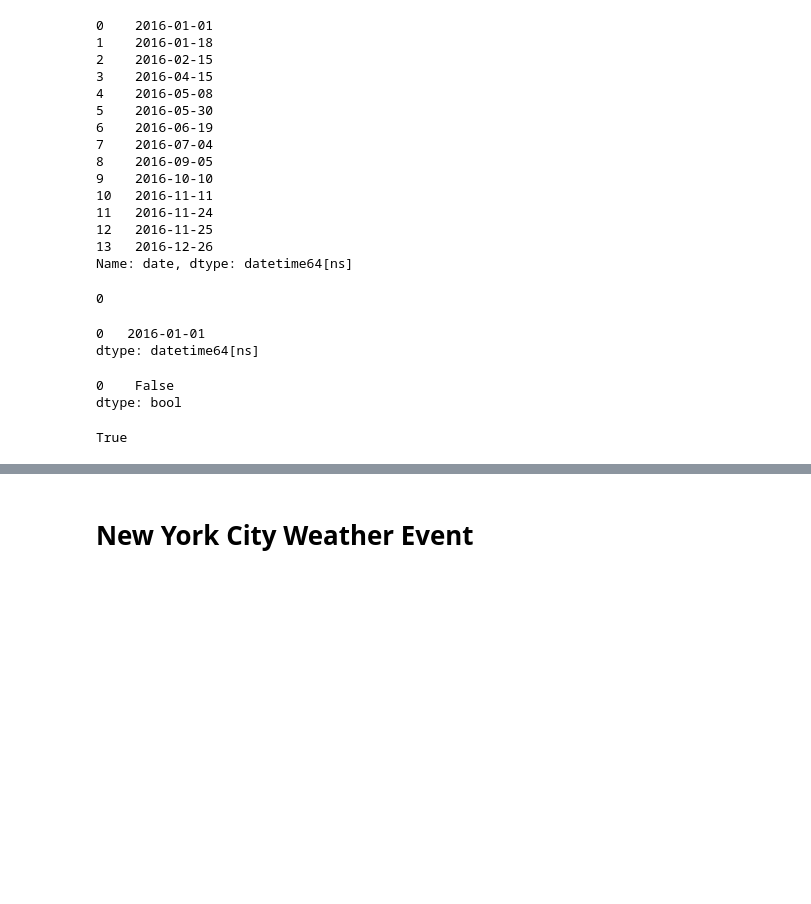
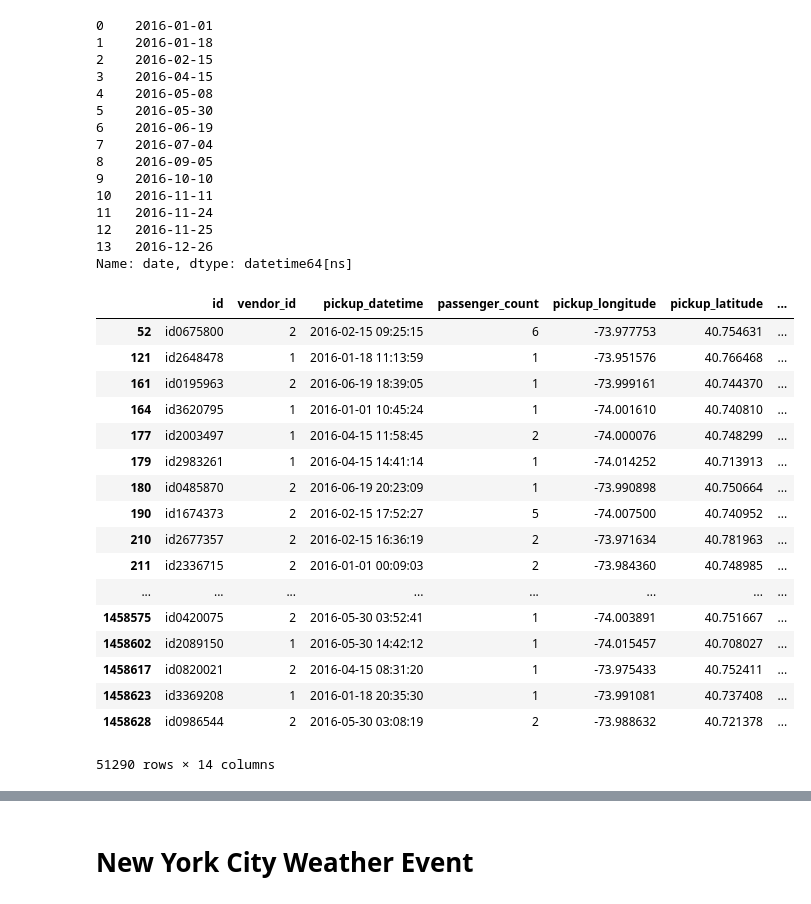
Before and after one commit to jungi21cc/taxi, a Jupyter notebook: JK/taxi_V5.0.ipynb, the cells around one changed output, grey strips where cells are left out. Saved outputs shown, nothing was run; the diff lists cells and outputs as text; code cells hidden in the pictures; blank space fills up the shorter version.

```diff
--- a/JK/taxi_V5.0.ipynb
+++ b/JK/taxi_V5.0.ipynb
@@ -329,6 +333,25 @@ holi.date
 13   2016-12-26
 Name: date, dtype: datetime64[ns]
 # %%
-(train.pickup_datetime.apply(lambda x : x.date())).isin(holi.date).sum()
+select_date = list(holi["date"].astype("str"))
+holiday = train.pickup_datetime.apply(lambda x : str(x.date())).isin(select_date)
+train["holiday"] = holiday
 # %% [output]
+|  | id | vendor_id | pickup_datetime | passenger_count | pickup_longitude | pickup_latitude | ... |
+| 52 | id0675800 | 2 | 2016-02-15 09:25:15 | 6 | -73.977753 | 40.754631 | ... |
+| 121 | id2648478 | 1 | 2016-01-18 11:13:59 | 1 | -73.951576 | 40.766468 | ... |
+| 161 | id0195963 | 2 | 2016-06-19 18:39:05 | 1 | -73.999161 | 40.744370 | ... |
+| 164 | id3620795 | 1 | 2016-01-01 10:45:24 | 1 | -74.001610 | 40.740810 | ... |
+| 177 | id2003497 | 1 | 2016-04-15 11:58:45 | 2 | -74.000076 | 40.748299 | ... |
+| 179 | id2983261 | 1 | 2016-04-15 14:41:14 | 1 | -74.014252 | 40.713913 | ... |
+| 180 | id0485870 | 2 | 2016-06-19 20:23:09 | 1 | -73.990898 | 40.750664 | ... |
+| 190 | id1674373 | 2 | 2016-02-15 17:52:27 | 5 | -74.007500 | 40.740952 | ... |
+| 210 | id2677357 | 2 | 2016-02-15 16:36:19 | 2 | -73.971634 | 40.781963 | ... |
+| 211 | id2336715 | 2 | 2016-01-01 00:09:03 | 2 | -73.984360 | 40.748985 | ... |
+| ... | ... | ... | ... | ... | ... | ... | ... |
+| 1458575 | id0420075 | 2 | 2016-05-30 03:52:41 | 1 | -74.003891 | 40.751667 | ... |
+| 1458602 | id2089150 | 1 | 2016-05-30 14:42:12 | 1 | -74.015457 | 40.708027 | ... |
+| 1458617 | id0820021 | 2 | 2016-04-15 08:31:20 | 1 | -73.975433 | 40.752411 | ... |
+| 1458623 | id3369208 | 1 | 2016-01-18 20:35:30 | 1 | -73.991081 | 40.737408 | ... |
+| 1458628 | id0986544 | 2 | 2016-05-30 03:08:19 | 2 | -73.988632 | 40.721378 | ... |
-0
+51290 rows × 14 columns
@@ -337,14 +357,0 @@ a = pd.Series(pd.datetime(2016,1,1))
-# %%
-a
-# %% [output]
-0   2016-01-01
-dtype: datetime64[ns]
-# %%
-a.isin(holi.date)
-# %% [output]
-0    False
-dtype: bool
-# %%
-train.pickup_datetime[1] not in holi.date
-# %% [output]
-True
```
Also changed, not shown: parts of 16 cells of this notebook, 6 other files.
